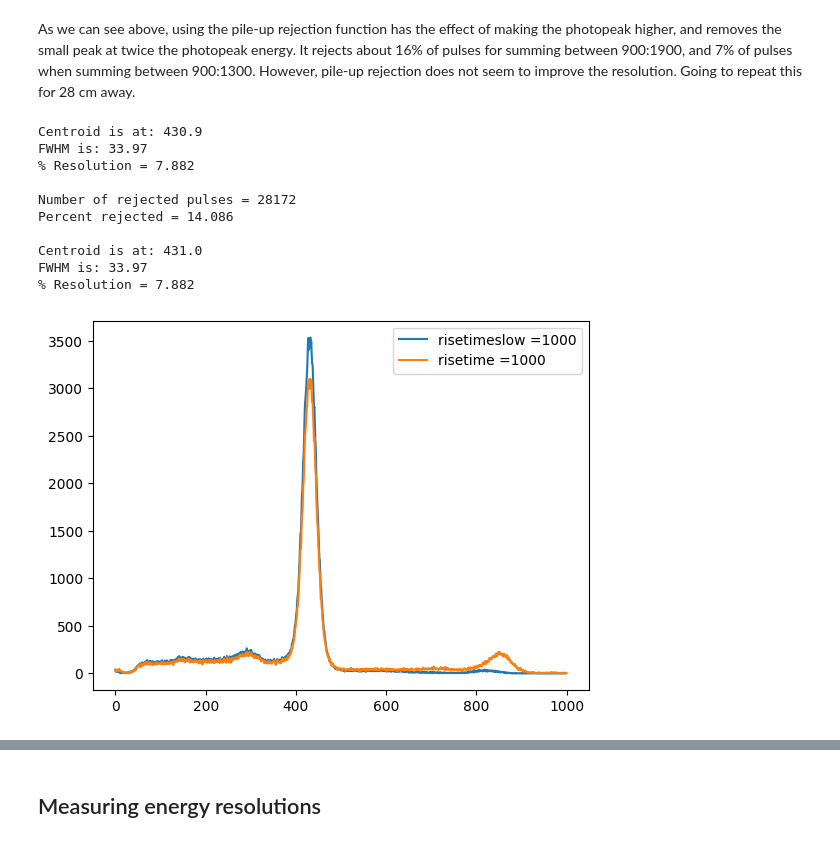
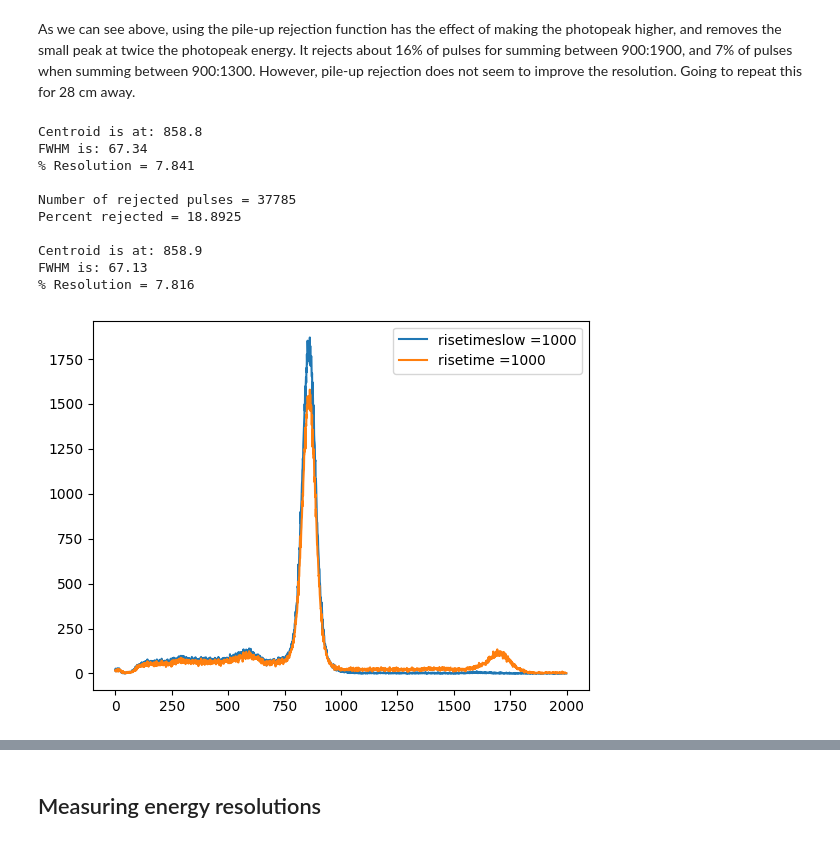
Before and after one commit to UCB-NE-204-2022/Devin_Thatcher_NE204, a Jupyter notebook: Lab2/Jupyter/NE204Lab2.ipynb, the cells around one changed output, grey strips where cells are left out. Drawn from its saved outputs; the diff is of its cells as text; code cells hidden in the pictures.

```diff
--- a/Lab2/Jupyter/NE204Lab2.ipynb
+++ b/Lab2/Jupyter/NE204Lab2.ipynb
@@ -223,20 +248,20 @@ data = []
 for a in range(5):
     row = []
     events = 200000
-    preTrgrDly = 1000
+    beforepulse = 970
     prominencefactor = 10
     risetime = 100*(a+2)
-    spectra = CreateSpectra(filelocation, events, preTrgrDly, risetime)
-    for b in range(15):
+    spectra = CreateSpectra(filelocation, events, beforepulse, risetime)
+    for b in range(10):
         resolutions = []
         peakdistance = 3*(b+1)
-        hist, bins = np.histogram(spectra, bins = 2000*(b+1))
+        hist, bins = np.histogram(spectra, bins = 2000*(b+2))
         Xranges, coefficients, numberofpeaks, FWHMs = PeakInfo(hist, peakdistance, prominencefactor)
         for i in range(numberofpeaks):
             resolutions.append(100*2.35*coefficients[i][2]/coefficients[i][1])
         row.append(np.average(resolutions))
     data.append(row)
 
-df = pd.DataFrame(data, index=100*(np.array(range(5))+2), columns=2000*(np.array(range(15))+1))
+df = pd.DataFrame(data, index=100*(np.array(range(5))+2), columns=2000*(np.array(range(10))+2))
 df.style.background_gradient(axis=None)
 # %% [output]
@@ -304,11 +372,11 @@ Modified spectra creation function to calculate the sum of the waveform values b
 # %%
 filelocation = r"C:\Users\devth\Documents\NE204Offline\Inorganic\NaI_Cs137_4cm_30.h5"
-risetimefast = 100
+risetimefast = 80
 risetimeslow = 1000
 events = 200000
 
-spectra, rejectedpulses = CreateSpectra_reject(filelocation, events, preTrgrDly, risetimefast, risetimeslow)
-hist, bins = np.histogram(spectra, bins = 1000, range = (0, 200000))
+spectra, rejectedpulses = CreateSpectra_reject(filelocation, events, beforepulse, risetimefast, risetimeslow)
+hist, bins = np.histogram(spectra, bins = 2000, range = (0, 200000))
 plt.plot(range(np.size(hist)), hist, label="risetimeslow =" + str(risetimeslow))
 Xranges, coefficients, numberofpeaks, FWHMs = PeakInfo(hist, peakdistance, prominencefactor)
 for i in range(numberofpeaks):
@@ -321,8 +389,8 @@ print("Percent rejected = " + str(100*rejectedpulses/events) + "\n")
 
 risetime = 1000
 
-spectra = CreateSpectra(filelocation, events, preTrgrDly, risetime)
-hist, bins = np.histogram(spectra, bins = 1000, range = (0, 200000))
+spectra = CreateSpectra(filelocation, events, beforepulse, risetime)
+hist, bins = np.histogram(spectra, bins = 2000, range = (0, 200000))
 plt.plot(range(np.size(hist)), hist, label="risetime =" + str(risetime))
 Xranges, coefficients, numberofpeaks, FWHMs = PeakInfo(hist, peakdistance, prominencefactor)
 for i in range(numberofpeaks):
@@ -352,10 +416,10 @@ FWHM is: 51.23
 # %%
 filelocation = r"C:\Users\devth\Documents\NE204Offline\Inorganic\NaI_Cs137_4cm_30.h5"
-risetimefast = 50
-risetimeslow = 400
+risetimefast = 80
+risetimeslow = 320
 
-spectra, rejectedpulses = CreateSpectra_reject(filelocation, events, preTrgrDly, risetimefast, risetimeslow)
-hist, bins = np.histogram(spectra, bins = 1000, range = (0, 200000))
+spectra, rejectedpulses = CreateSpectra_reject(filelocation, events, beforepulse, risetimefast, risetimeslow)
+hist, bins = np.histogram(spectra, bins = 2000, range = (0, 200000))
 plt.plot(range(np.size(hist)), hist, label="risetimeslow =" + str(risetimeslow))
 Xranges, coefficients, numberofpeaks, FWHMs = PeakInfo(hist, peakdistance, prominencefactor)
 for i in range(numberofpeaks):
@@ -366,10 +430,10 @@ for i in range(numberofpeaks):
 print("Number of rejected pulses = " + str(rejectedpulses))
 print("Percent rejected = " + str(100*rejectedpulses/events) + "\n")
 
-risetime = 400
+risetime = 320
 
-spectra = CreateSpectra(filelocation, events, preTrgrDly, risetime)
-hist, bins = np.histogram(spectra, bins = 1000, range = (0, 200000))
+spectra = CreateSpectra(filelocation, events, beforepulse, risetime)
+hist, bins = np.histogram(spectra, bins = 2000, range = (0, 200000))
 plt.plot(range(np.size(hist)), hist, label="risetime =" + str(risetime))
 Xranges, coefficients, numberofpeaks, FWHMs = PeakInfo(hist, peakdistance, prominencefactor)
 for i in range(numberofpeaks):
@@ -396,47 +460,47 @@ FWHM is: 32.08
 As we can see above, using the pile-up rejection function has the effect of making the photopeak higher, and removes the small peak at twice the photopeak energy. It rejects about 16% of pulses for summing between 900:1900, and 7% of pulses when summing between 900:1300. However, pile-up rejection does not seem to improve the resolution. Going to repeat this for 28 cm away.
 # %%
 filelocation = r"C:\Users\devth\Documents\NE204Offline\Inorganic\NaI_Cs137_28cm_30.h5"
-risetimefast = 100
+risetimefast = 80
 risetimeslow = 1000
 events = 200000
 
-spectra, rejectedpulses = CreateSpectra_reject(filelocation, events, preTrgrDly, risetimefast, risetimeslow)
-hist, bins = np.histogram(spectra, bins = 1000, range = (0, 200000))
+spectra, rejectedpulses = CreateSpectra_reject(filelocation, events, beforepulse, risetimefast, risetimeslow)
+hist, bins = np.histogram(spectra, bins = 2000, range = (0, 200000))
 plt.plot(range(np.size(hist)), hist, label="risetimeslow =" + str(risetimeslow))
 Xranges, coefficients, numberofpeaks, FWHMs = PeakInfo(hist, peakdistance, prominencefactor)
 for i in range(numberofpeaks):
     #plt.plot(Xranges[i], Gaussian(Xranges[i], *coefficients[i]), label="peak " + str(i+1))
     print("Centroid is at: " + str(coefficients[i][1])[:5])
     print("FWHM is: " + str(2.35*coefficients[i][2])[:5])
     print("% Resolution = " + str(100*2.35*coefficients[i][2]/coefficients[i][1])[:5] + "\n")
 print("Number of rejected pulses = " + str(rejectedpulses))
 print("Percent rejected = " + str(100*rejectedpulses/events) + "\n")
 
 risetime = 1000
 
-spectra = CreateSpectra(filelocation, events, preTrgrDly, risetime)
-hist, bins = np.histogram(spectra, bins = 1000, range = (0, 200000))
+spectra = CreateSpectra(filelocation, events, beforepulse, risetime)
+hist, bins = np.histogram(spectra, bins = 2000, range = (0, 200000))
 plt.plot(range(np.size(hist)), hist, label="risetime =" + str(risetime))
 Xranges, coefficients, numberofpeaks, FWHMs = PeakInfo(hist, peakdistance, prominencefactor)
 for i in range(numberofpeaks):
     #plt.plot(Xranges[i], Gaussian(Xranges[i], *coefficients[i]), label="peak " + str(i+1))
     print("Centroid is at: " + str(coefficients[i][1])[:5])
     print("FWHM is: " + str(2.35*coefficients[i][2])[:5])
     print("% Resolution = " + str(100*2.35*coefficients[i][2]/coefficients[i][1])[:5] + "\n")
 
 plt.legend(loc='upper right')
 plt.show()
 # %% [output]
-Centroid is at: 430.9
-FWHM is: 33.97
-% Resolution = 7.882
+Centroid is at: 858.8
+FWHM is: 67.34
+% Resolution = 7.841
 
-Number of rejected pulses = 28172
-Percent rejected = 14.086
+Number of rejected pulses = 37785
+Percent rejected = 18.8925
 
-Centroid is at: 431.0
-FWHM is: 33.97
-% Resolution = 7.882
+Centroid is at: 858.9
+FWHM is: 67.13
+% Resolution = 7.816
-[figure, old version]
+[figure, new version]
 # %%
 filelocation = r"C:\Users\devth\Documents\NE204Offline\Inorganic\NaI_Cs137_28cm_30.h5"
```
Also changed, not shown: parts of 40 cells of this notebook, 6 other files.
